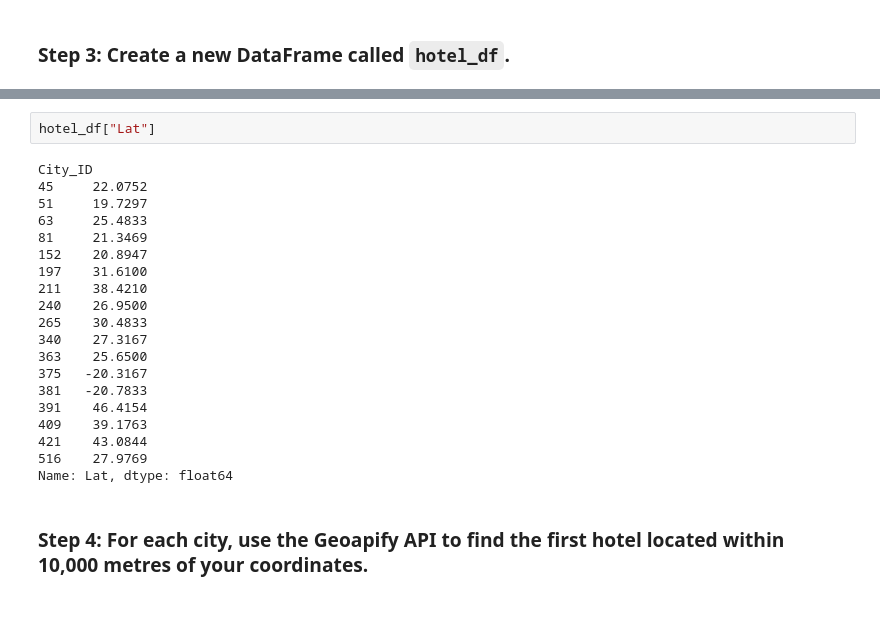
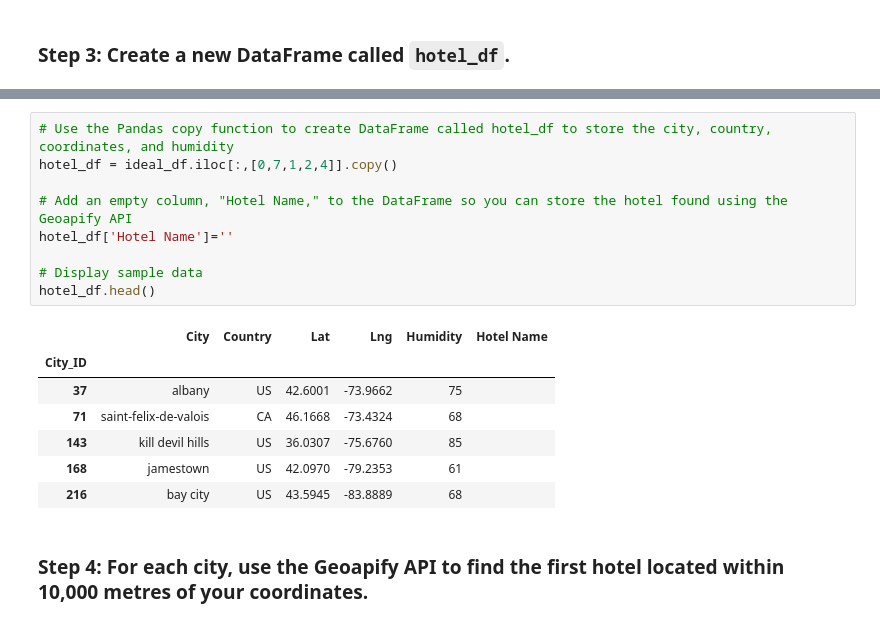
Before and after one commit to aparajita-code/python-api-challenge, a Jupyter notebook: WeatherPy/VacationPy.ipynb, the cells around one changed output, grey strips where cells are left out. Drawn from its saved outputs; the diff is of its cells as text.

```diff
--- a/WeatherPy/VacationPy.ipynb
+++ b/WeatherPy/VacationPy.ipynb
@@ -179,25 +80,20 @@ See the caveats in the documentation: https://pandas.pydata.org/pandas-docs/stab
-# %%
-hotel_df["Lat"]
-# %% [output]
-City_ID
-45     22.0752
-51     19.7297
-63     25.4833
-81     21.3469
-152    20.8947
-197    31.6100
-211    38.4210
-240    26.9500
-265    30.4833
-340    27.3167
-363    25.6500
-375   -20.3167
-381   -20.7833
-391    46.4154
-409    39.1763
-421    43.0844
-516    27.9769
-Name: Lat, dtype: float64
+# %%
+# Use the Pandas copy function to create DataFrame called hotel_df to store the city, country, coordinates, and humidity
+hotel_df = ideal_df.iloc[:,[0,7,1,2,4]].copy()
+
+# Add an empty column, "Hotel Name," to the DataFrame so you can store the hotel found using the Geoapify API
+hotel_df['Hotel Name']=''
+
+# Display sample data
+hotel_df.head()
+# %% [output]
+|  | City | Country | Lat | Lng | Humidity | Hotel Name |
+| City_ID |  |  |  |  |  |  |
+| 37 | albany | US | 42.6001 | -73.9662 | 75 |  |
+| 71 | saint-felix-de-valois | CA | 46.1668 | -73.4324 | 68 |  |
+| 143 | kill devil hills | US | 36.0307 | -75.6760 | 85 |  |
+| 168 | jamestown | US | 42.0970 | -79.2353 | 61 |  |
+| 216 | bay city | US | 43.5945 | -83.8889 | 68 |  |
 # %% [markdown]
 ### Step 4: For each city, use the Geoapify API to find the first hotel located within 10,000 metres of your coordinates.
 # %%
```
Also changed, not shown: parts of 12 cells of this notebook, 28 other files.
